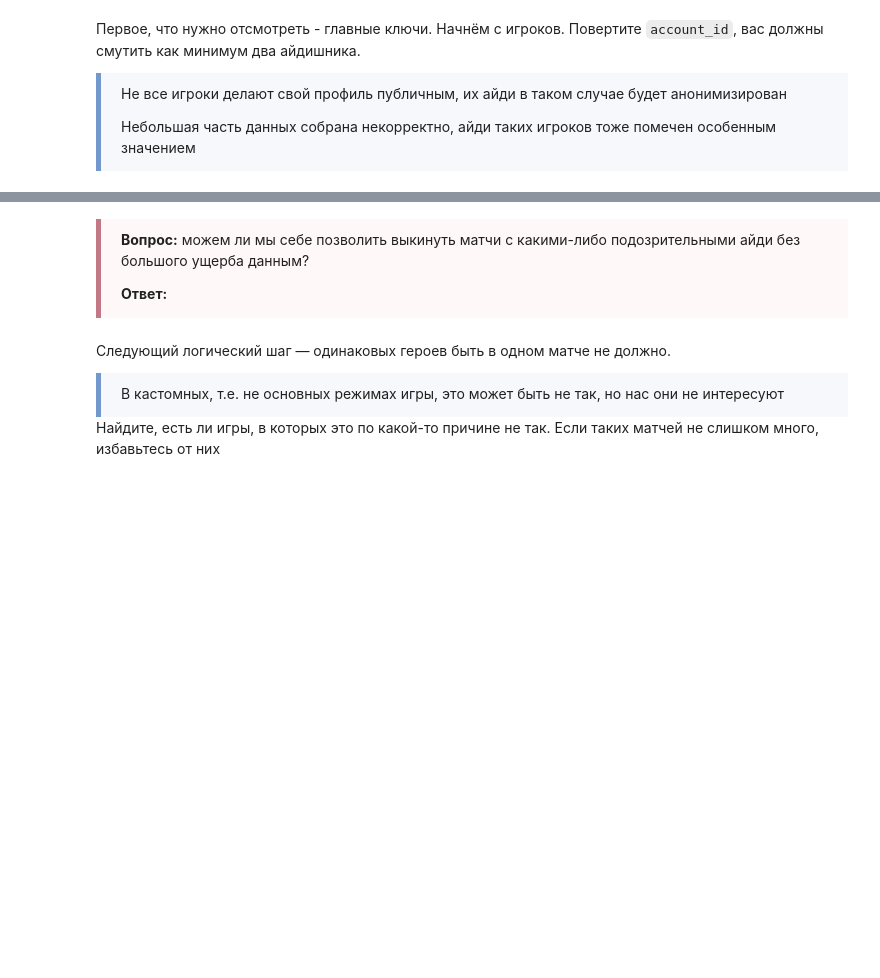
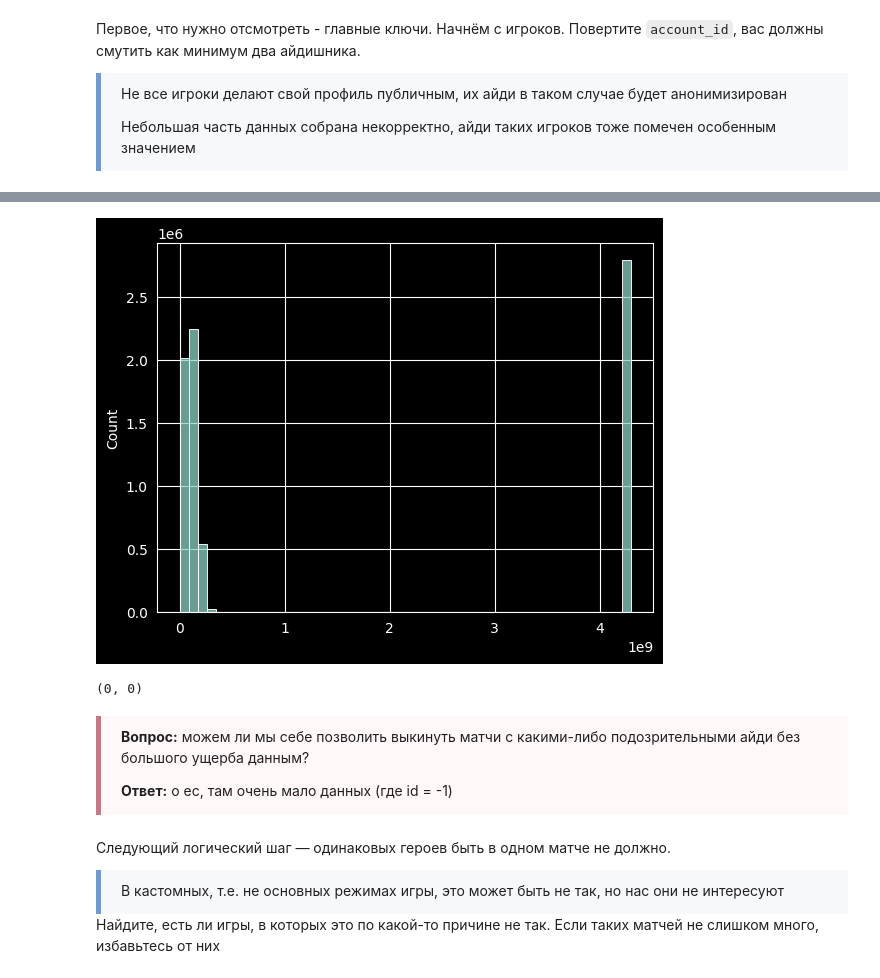
Before and after one commit to Shel2123/ML1_hw, a Jupyter notebook: hw3/homework-practice-03-base Sosedov.ipynb, the cells around one changed output, grey strips where cells are left out. Cells and saved outputs as stored; diff of their text form; code cells hidden in the pictures; blank space fills up the shorter version.

```diff
--- a/hw3/homework-practice-03-base Sosedov.ipynb
+++ b/hw3/homework-practice-03-base Sosedov.ipynb
@@ -1062,9 +1186,23 @@ plt.show()
+# %%
+player_df = player_df.filter(pl.col('account_id') != -1)
+# %%
+sns.histplot(
+    player_df['account_id'],
+    bins=50,
+)
+plt.show()
+# %% [output]
+[figure, added]
+# %%
+player_df.filter(pl.col('account_id') == -1).height, player_df.filter(pl.col('account_id') == 0).height
+# %% [output]
+(0, 0)
 # %% [markdown]
 <div style="border-left: 5px solid #c27985; padding: 10px 20px 2px; margin: 15px 0 15px 20px; max-width: 800px; background-color: rgba(255, 116, 140, 0.05);">
 
 **Вопрос:** можем ли мы себе позволить выкинуть матчи с какими-либо подозрительными айди без большого ущерба данным?
 
-**Ответ:**
+**Ответ:** о ес, там очень мало данных (где id = -1)
 
 </div>
 # %% [markdown]
```
Also changed, not shown: parts of 23 cells of this notebook, 4 other files.
